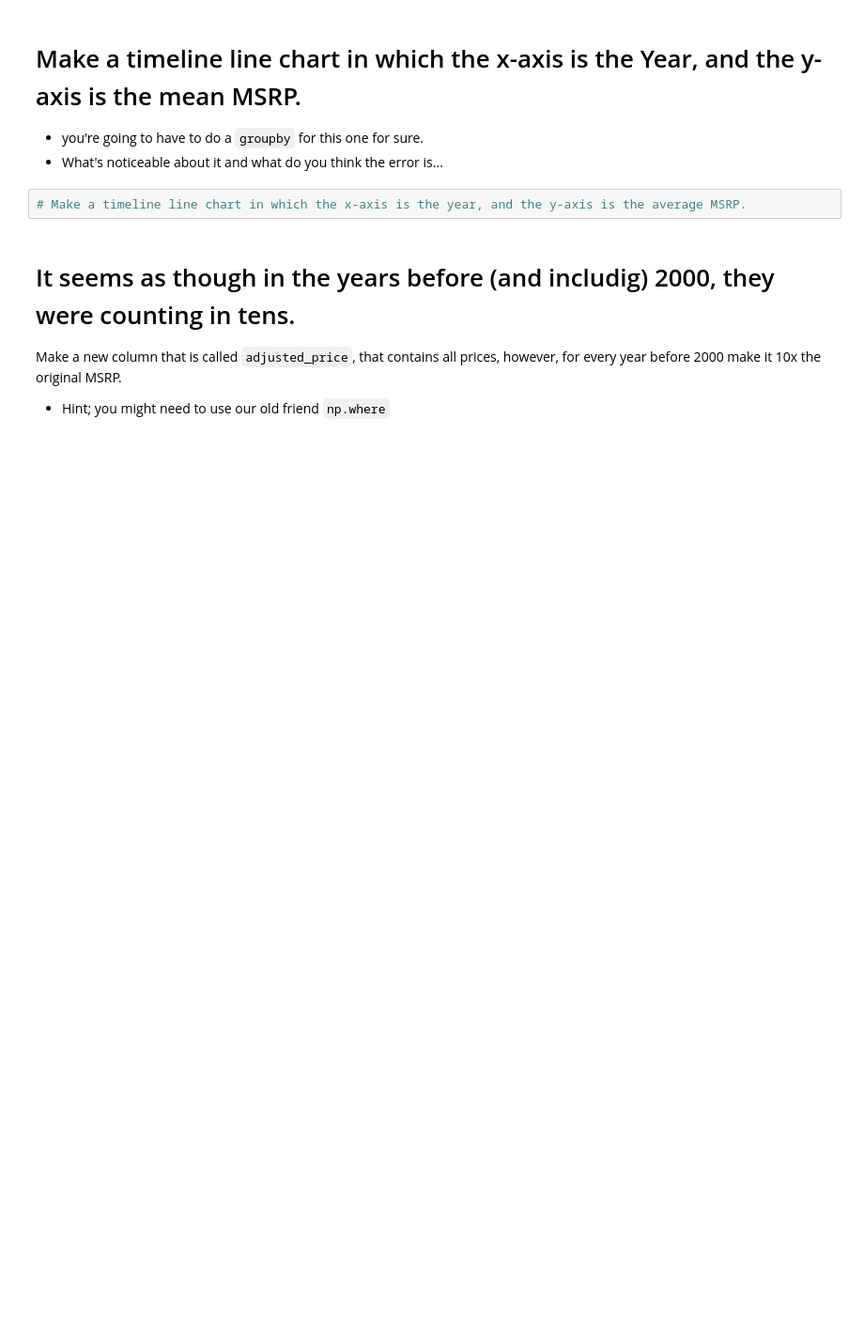
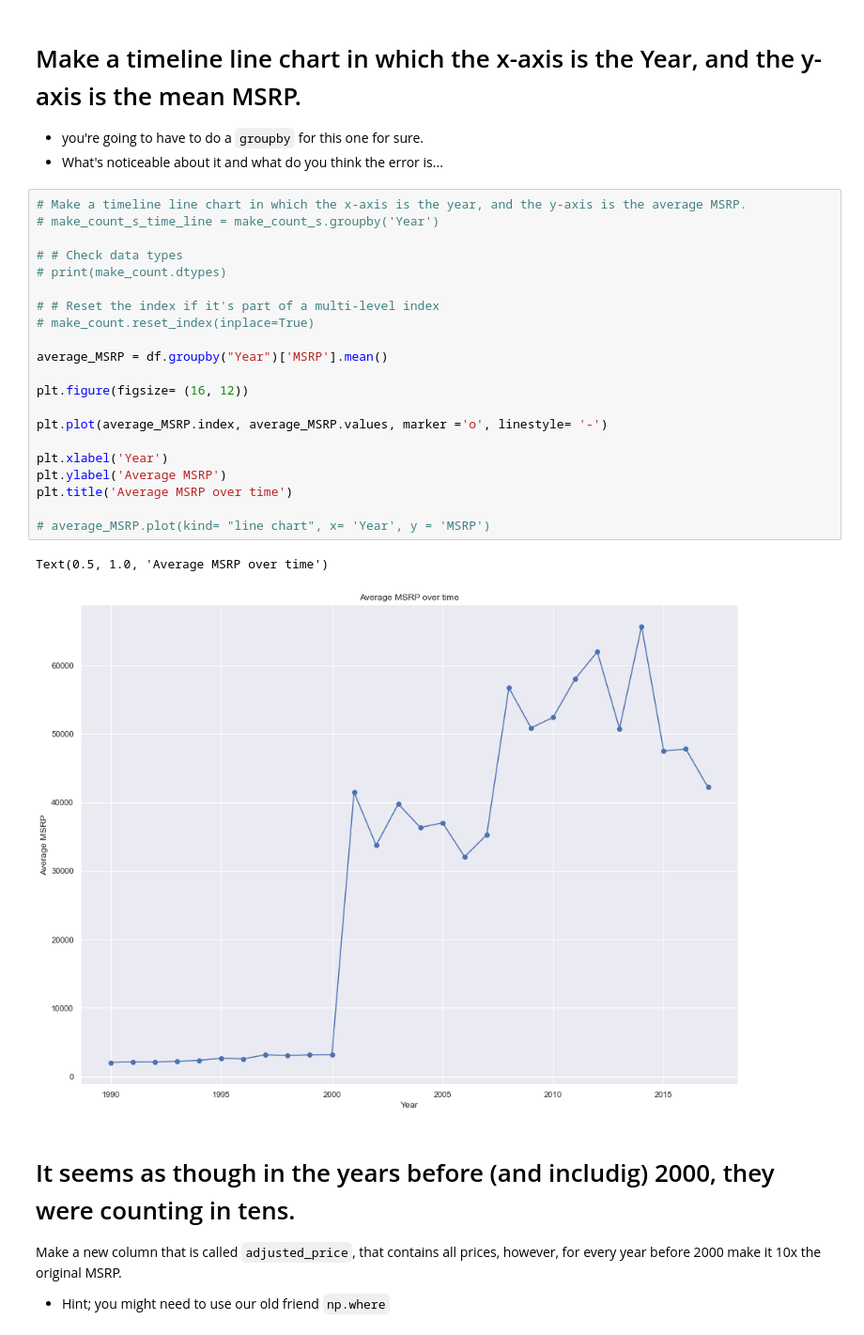
Before and after one commit to samihaque/my-2023-fall-data-science, a Jupyter notebook: Week-02-Data-Viz-EDA/sami.ipynb, the cells around one changed output. Shown at 94% size. Saved outputs shown, nothing was run; the diff lists cells and outputs as text; blank space fills up the shorter version.

```diff
--- a/Week-02-Data-Viz-EDA/sami.ipynb
+++ b/Week-02-Data-Viz-EDA/sami.ipynb
@@ -167,8 +167,30 @@ make_count_s_sort.plot(kind = "barh", figsize=(20, 10))
 # Make a timeline line chart in which the x-axis is the Year, and the y-axis is the mean MSRP.
 * you're going to have to do a `groupby` for this one for sure.
 * What's noticeable about it and what do you think the error is...
-# %%
-# Make a timeline line chart in which the x-axis is the year, and the y-axis is the average MSRP.
+# %%
+# Make a timeline line chart in which the x-axis is the year, and the y-axis is the average MSRP.
+# make_count_s_time_line = make_count_s.groupby('Year')
+
+# # Check data types
+# print(make_count.dtypes)
+
+# # Reset the index if it's part of a multi-level index
+# make_count.reset_index(inplace=True)
+
+average_MSRP = df.groupby("Year")['MSRP'].mean()
+
+plt.figure(figsize= (16, 12))
+
+plt.plot(average_MSRP.index, average_MSRP.values, marker ='o', linestyle= '-')
+
+plt.xlabel('Year')
+plt.ylabel('Average MSRP')
+plt.title('Average MSRP over time')
+
+# average_MSRP.plot(kind= "line chart", x= 'Year', y = 'MSRP')
+# %% [output]
+Text(0.5, 1.0, 'Average MSRP over time')
+[figure, added]
 # %% [markdown]
 # It seems as though in the years before (and includig) 2000, they were counting in tens.
 Make a new column that is called `adjusted_price`, that contains all prices, however, for every year before 2000 make it 10x the original MSRP.
```
Also changed, not shown: parts of 20 cells of this notebook, 3 other files.
